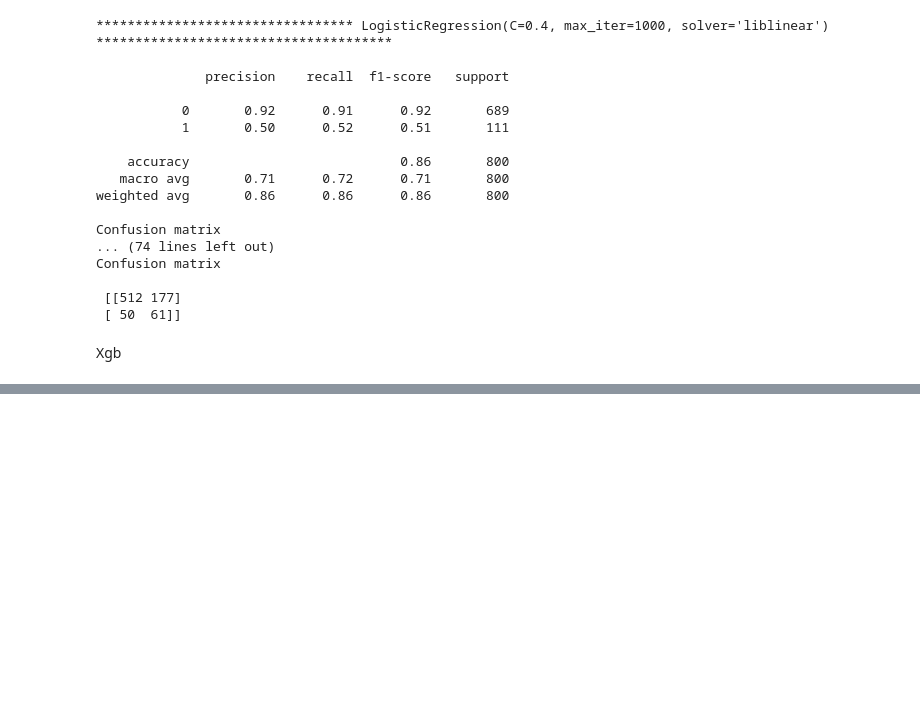
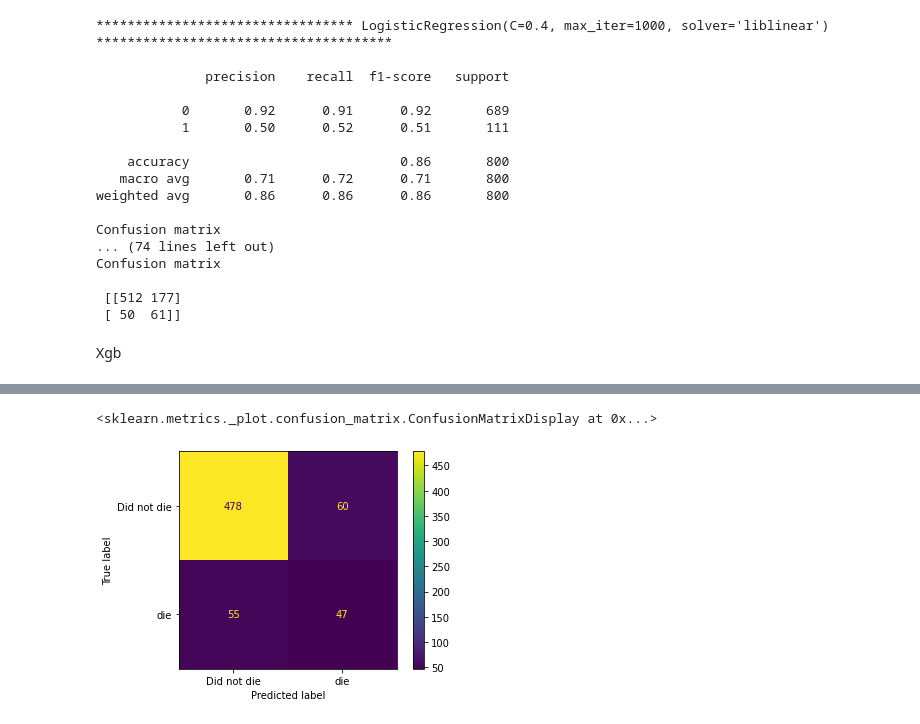
Before and after one commit to TaeMD/ML-projects, a Jupyter notebook: Mortality_Prediction_ICU.ipynb, the cells around one changed output, grey strips where cells are left out. Saved outputs shown, nothing was run; the diff lists cells and outputs as text; code cells hidden in the pictures; blank space fills up the shorter version.

```diff
--- a/Mortality_Prediction_ICU.ipynb
+++ b/Mortality_Prediction_ICU.ipynb
@@ -521,0 +560,22 @@ X_train, X_test, y_train, y_test = train_test_split(X, y, test_size=0.20, random
+# %%
+param_grid = {
+    'max_depth': [3,4,5],
+    'learning_rate': [0.1, 0.01, 0.05],
+    'gamma': [0, 0.25, 1.0],
+    'reg_lambda': [0, 1.0, 10.0],
+    'scale_pos_weight': [1,3,5]
+}
+# %%
+optimal_params = GridSearchCV(
+    estimator = xgb.XGBClassifier(objective='binary:logistic', seed=42, subsample=0.9, colsample_bytree=0.5),
+    param_grid=param_grid,
+    scoring='roc_auc',
+    verbose=0,
+    n_jobs = 10,
+    cv = 3
+)
+# %%
+optimal_params.fit(X_train, y_train, early_stopping_rounds=10,
+                   eval_metric = 'auc',
+                   eval_set=[(X_val, y_val)],
+                             verbose = False)
@@ -521,0 +596,8 @@ X_train, X_test, y_train, y_test = train_test_split(X, y, test_size=0.20, random
+# %%
+clf_xgb = xgb.XGBClassifier(objective="binary:logistic", gamma= 1, learning_rate= 0.05, max_depth= 5, reg_lambda= 1,
+                            scale_pos_weight= 5,missing=None, seed=42)
+clf_xgb.fit(X_train, y_train,
+            verbose=True,
+            early_stopping_rounds=10,
+            eval_metric='aucpr',
+            eval_set=[(X_val, y_val)])
@@ -521,0 +624,9 @@ X_train, X_test, y_train, y_test = train_test_split(X, y, test_size=0.20, random
+# %%
+plot_confusion_matrix(clf_xgb,
+                      X_val,
+                      y_val,
+                      values_format = 'd',
+                      display_labels=['Did not die', 'die'])
+# %% [output]
+<sklearn.metrics._plot.confusion_matrix.ConfusionMatrixDisplay at 0x...>
+[figure, added]
```
Also changed, not shown: parts of 8 cells of this notebook.
